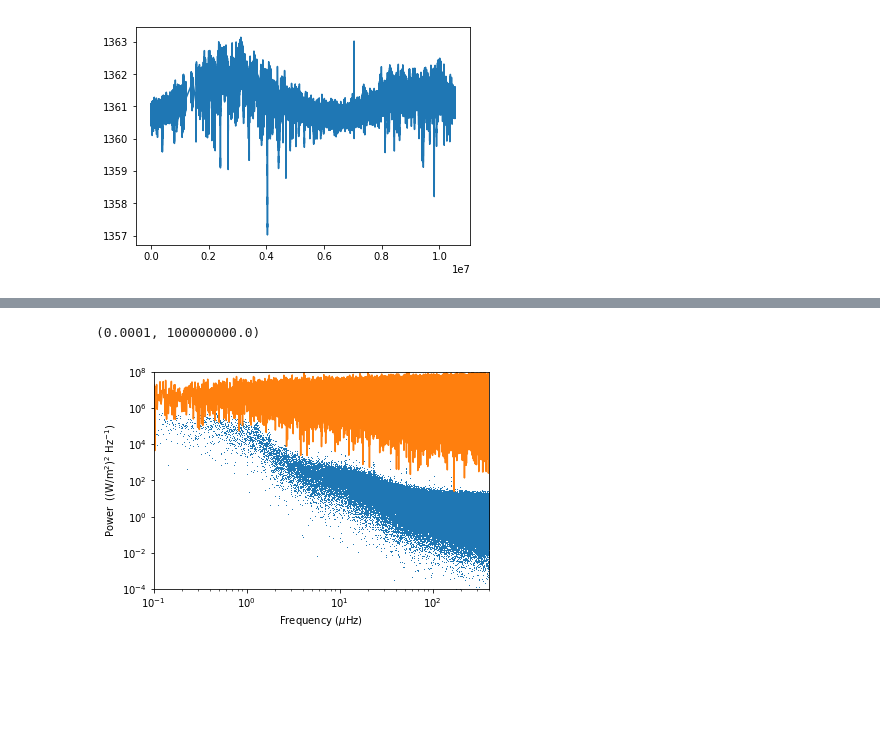
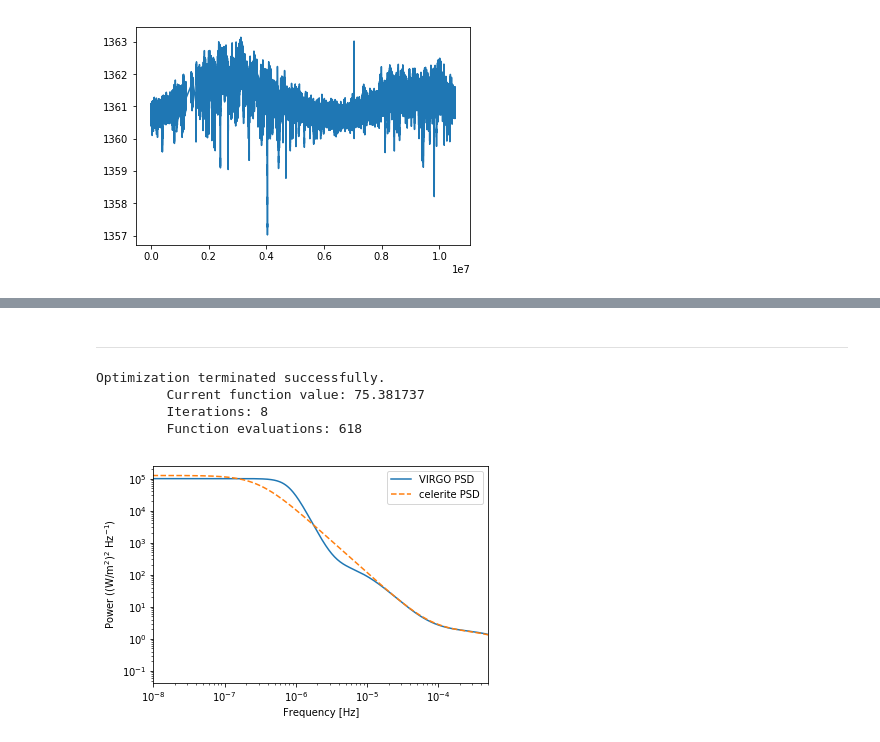
Before and after one commit to bmorris3/stash, a Jupyter notebook: examples/virgo.ipynb, the cells around one changed output, grey strips where cells are left out. Cells and saved outputs as stored; diff of their text form; code cells hidden in the pictures; blank space fills up the shorter version.

```diff
--- a/examples/virgo.ipynb
+++ b/examples/virgo.ipynb
@@ -314,13 +124,0 @@ f_test, Pxx_den_test = periodogram(y, fs=1/60)#, scaling='spectrum')
-# %%
-fig, ax = plt.subplots()
-ax.loglog(1e6 * f, Pxx_den, ',', rasterized=True)
-
-ax.loglog(1e6 * f_test, Pxx_den_test)
-
-plt.xlabel('Frequency ($\mu$Hz)')
-plt.ylabel('Power  ((W/m$^2$)$^2$ Hz$^{-1}$)')
-plt.xlim([1e-1, 400])
-plt.ylim([1e-4, 1e8])
-# %% [output]
-(0.0001, 100000000.0)
-[figure, removed]
@@ -366,0 +141,33 @@ plt.ylim([1e-4, 1e8])
+# %% [markdown]
+***
+# %%
+plt.loglog(x * 1e-6, model(bestp), label='VIRGO PSD')
+
+kernel = (terms.SHOTerm(log_S0=10, log_omega0=-16, log_Q=1)+
+         terms.SHOTerm(log_S0=10, log_omega0=-16, log_Q=1))
+gp = celerite.GP(kernel)
+
+from scipy.optimize import fmin_powell, fmin_l_bfgs_b
+
+def minimize(p):
+    gp.kernel.set_parameter_vector(p)
+    return np.sum( ( np.log(model(bestp)) - np.log(gp.kernel.get_psd(2 * np.pi * x * 1e-6)) )**2 )
+
+fit1 = fmin_powell(minimize, [12, -16, 1, 5, -10, 1])#, approx_grad=True)
+
+gp.kernel.set_parameter_vector(fit1)
+
+plt.loglog(x*1e-6, gp.kernel.get_psd(2 * np.pi * x * 1e-6), ls='--', label='celerite PSD')
+plt.legend()
+plt.xlabel('Frequency [Hz]')
+plt.ylabel('Power ((W/m$^2$)$^2$ Hz$^{-1}$)')
+plt.xlim([1e-8, 5e-4])
+plt.savefig('paper_plots/psd_fit.png', bbox_inches='tight', dpi=200)
+# for term in gp.kernel.terms:
+#     plt.loglog(x*1e-6, term.get_psd(x*1e-6), ls='--', color='DodgerBlue')
+# %% [output]
+Optimization terminated successfully.
+         Current function value: 75.381737
+         Iterations: 8
+         Function evaluations: 618
+[figure, added]
```
Also changed, not shown: parts of 23 cells of this notebook, 2 other files.
